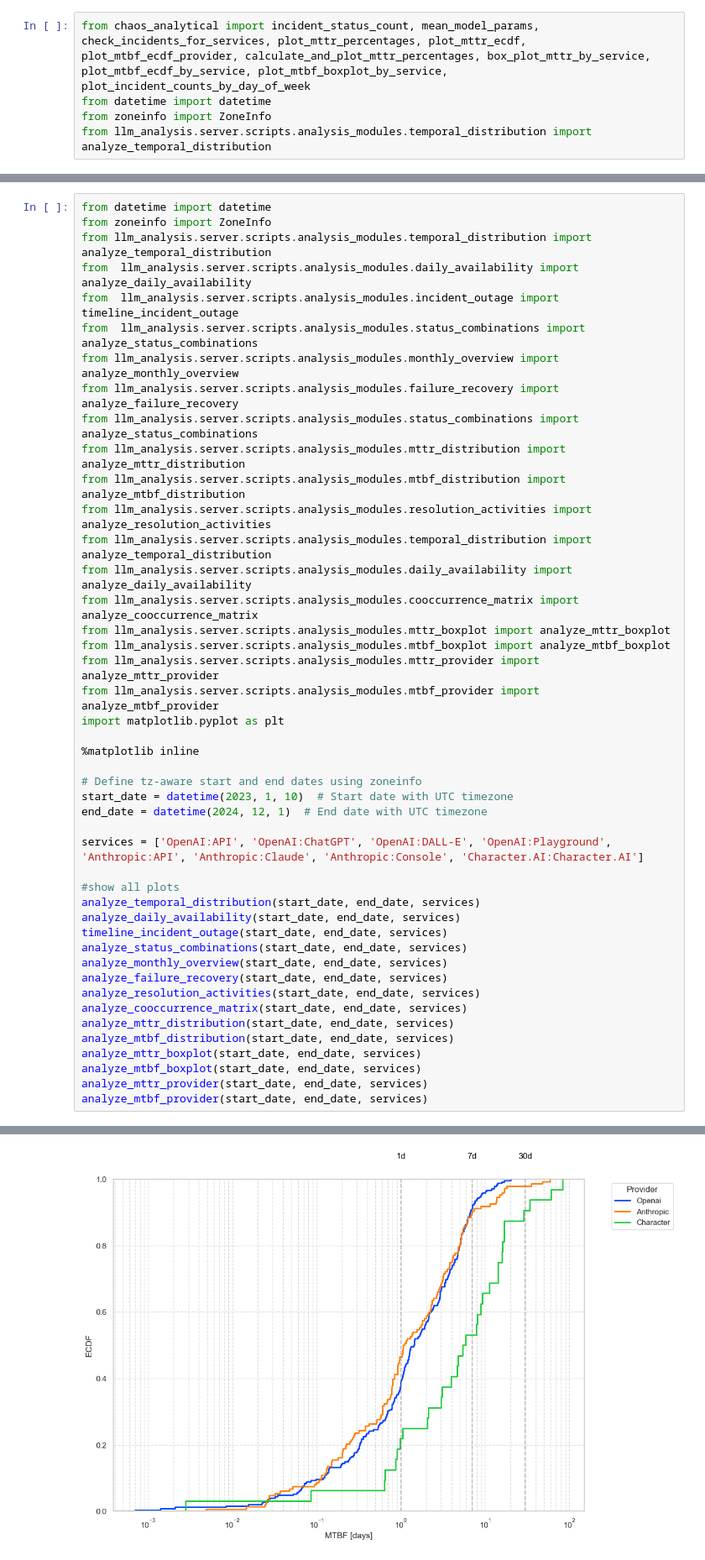
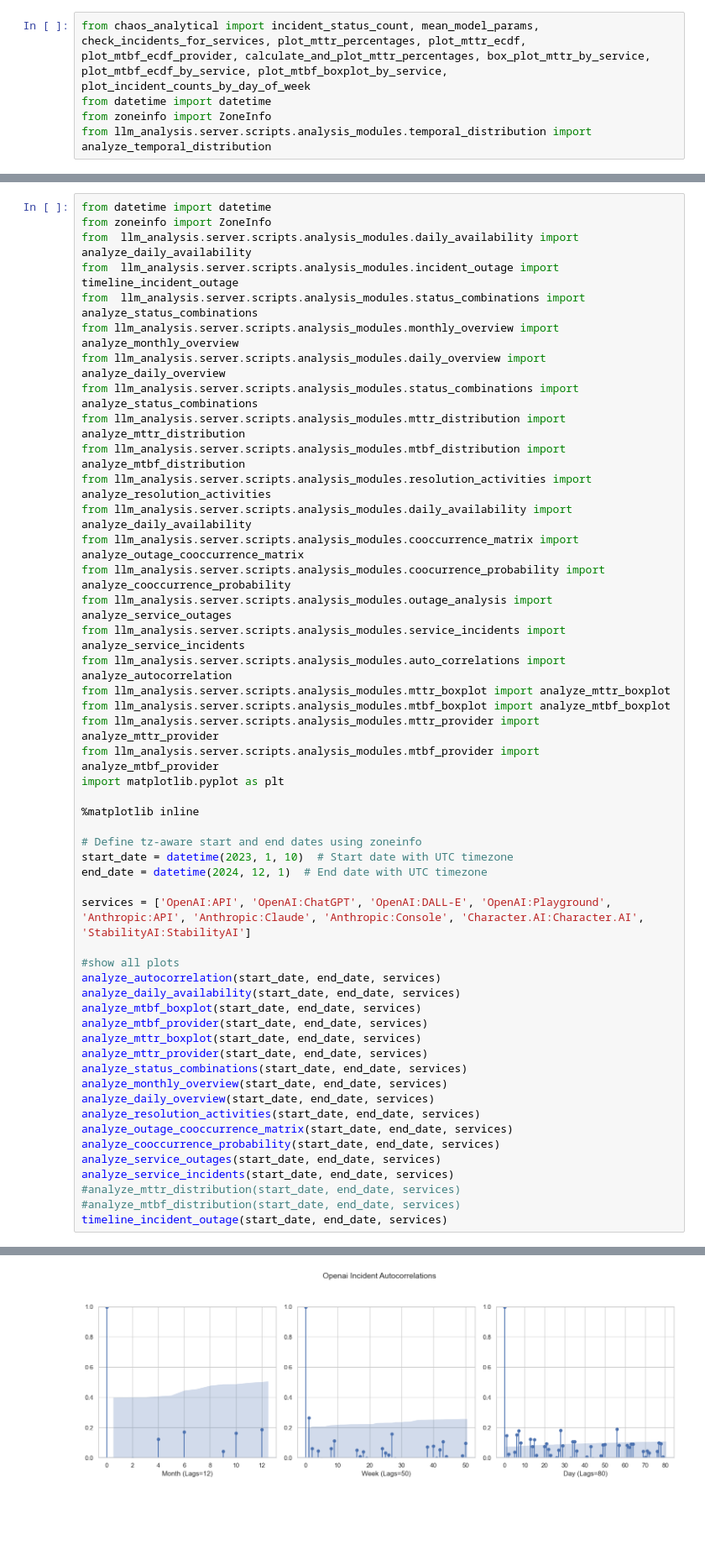
Before and after one commit to sandor-battaglini-fischer/distributed-systems-lab, a Jupyter notebook: trial.ipynb, the cells around one changed output, grey strips where cells are left out. Shown at 84% size. Saved outputs shown, nothing was run; the diff lists cells and outputs as text; blank space fills up the shorter version.

Commit message:
Created new plots and fixed current ones

```diff
--- a/trial.ipynb
+++ b/trial.ipynb
@@ -6,19 +19,21 @@ from llm_analysis.server.scripts.analysis_modules.temporal_distribution import a
 # %%
 from datetime import datetime
 from zoneinfo import ZoneInfo
-from llm_analysis.server.scripts.analysis_modules.temporal_distribution import analyze_temporal_distribution
 from  llm_analysis.server.scripts.analysis_modules.daily_availability import analyze_daily_availability
 from  llm_analysis.server.scripts.analysis_modules.incident_outage import timeline_incident_outage
 from  llm_analysis.server.scripts.analysis_modules.status_combinations import analyze_status_combinations
 from llm_analysis.server.scripts.analysis_modules.monthly_overview import analyze_monthly_overview
-from llm_analysis.server.scripts.analysis_modules.failure_recovery import analyze_failure_recovery
+from llm_analysis.server.scripts.analysis_modules.daily_overview import analyze_daily_overview
 from llm_analysis.server.scripts.analysis_modules.status_combinations import analyze_status_combinations
 from llm_analysis.server.scripts.analysis_modules.mttr_distribution import analyze_mttr_distribution
 from llm_analysis.server.scripts.analysis_modules.mtbf_distribution import analyze_mtbf_distribution
 from llm_analysis.server.scripts.analysis_modules.resolution_activities import analyze_resolution_activities
-from llm_analysis.server.scripts.analysis_modules.temporal_distribution import analyze_temporal_distribution
 from llm_analysis.server.scripts.analysis_modules.daily_availability import analyze_daily_availability
-from llm_analysis.server.scripts.analysis_modules.cooccurrence_matrix import analyze_cooccurrence_matrix
+from llm_analysis.server.scripts.analysis_modules.cooccurrence_matrix import analyze_outage_cooccurrence_matrix
+from llm_analysis.server.scripts.analysis_modules.coocurrence_probability import analyze_cooccurrence_probability
+from llm_analysis.server.scripts.analysis_modules.outage_analysis import analyze_service_outages
+from llm_analysis.server.scripts.analysis_modules.service_incidents import analyze_service_incidents
+from llm_analysis.server.scripts.analysis_modules.auto_correlations import analyze_autocorrelation
 from llm_analysis.server.scripts.analysis_modules.mttr_boxplot import analyze_mttr_boxplot
 from llm_analysis.server.scripts.analysis_modules.mtbf_boxplot import analyze_mtbf_boxplot
 from llm_analysis.server.scripts.analysis_modules.mttr_provider import analyze_mttr_provider
@@ -31,21 +46,24 @@ import matplotlib.pyplot as plt
 start_date = datetime(2023, 1, 10)  # Start date with UTC timezone
 end_date = datetime(2024, 12, 1)  # End date with UTC timezone
 
-services = ['OpenAI:API', 'OpenAI:ChatGPT', 'OpenAI:DALL-E', 'OpenAI:Playground', 'Anthropic:API', 'Anthropic:Claude', 'Anthropic:Console', 'Character.AI:Character.AI']
+services = ['OpenAI:API', 'OpenAI:ChatGPT', 'OpenAI:DALL-E', 'OpenAI:Playground', 'Anthropic:API', 'Anthropic:Claude', 'Anthropic:Console', 'Character.AI:Character.AI', 'StabilityAI:StabilityAI']
 
 #show all plots
-analyze_temporal_distribution(start_date, end_date, services)
+analyze_autocorrelation(start_date, end_date, services)
 analyze_daily_availability(start_date, end_date, services)
-timeline_incident_outage(start_date, end_date, services)
+analyze_mtbf_boxplot(start_date, end_date, services)
+analyze_mtbf_provider(start_date, end_date, services)
+analyze_mttr_boxplot(start_date, end_date, services)
+analyze_mttr_provider(start_date, end_date, services)
 analyze_status_combinations(start_date, end_date, services)
 analyze_monthly_overview(start_date, end_date, services)
-analyze_failure_recovery(start_date, end_date, services)
+analyze_daily_overview(start_date, end_date, services)
 analyze_resolution_activities(start_date, end_date, services)
-analyze_cooccurrence_matrix(start_date, end_date, services)
-analyze_mttr_distribution(start_date, end_date, services)
-analyze_mtbf_distribution(start_date, end_date, services)
-analyze_mttr_boxplot(start_date, end_date, services)
-analyze_mtbf_boxplot(start_date, end_date, services)
-analyze_mttr_provider(start_date, end_date, services)
-analyze_mtbf_provider(start_date, end_date, services)
+analyze_outage_cooccurrence_matrix(start_date, end_date, services)
+analyze_cooccurrence_probability(start_date, end_date, services)
+analyze_service_outages(start_date, end_date, services)
+analyze_service_incidents(start_date, end_date, services)
+#analyze_mttr_distribution(start_date, end_date, services)
+#analyze_mtbf_distribution(start_date, end_date, services)
+timeline_incident_outage(start_date, end_date, services)
 # %% [output]
@@ -52 +87 @@ analyze_mtbf_provider(start_date, end_date, services)
-[figure, old version]
+[figure, new version]
```
Also changed, not shown: parts of 2 cells of this notebook, 15 other files.
